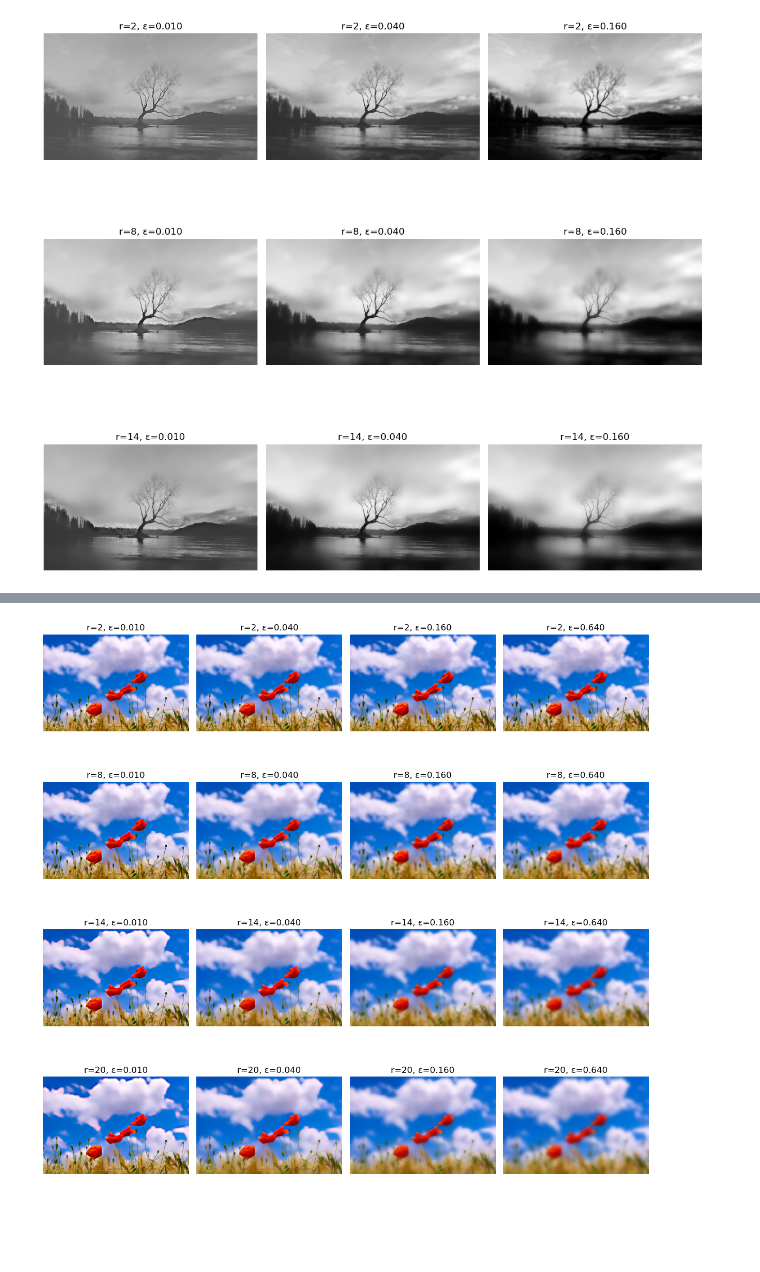
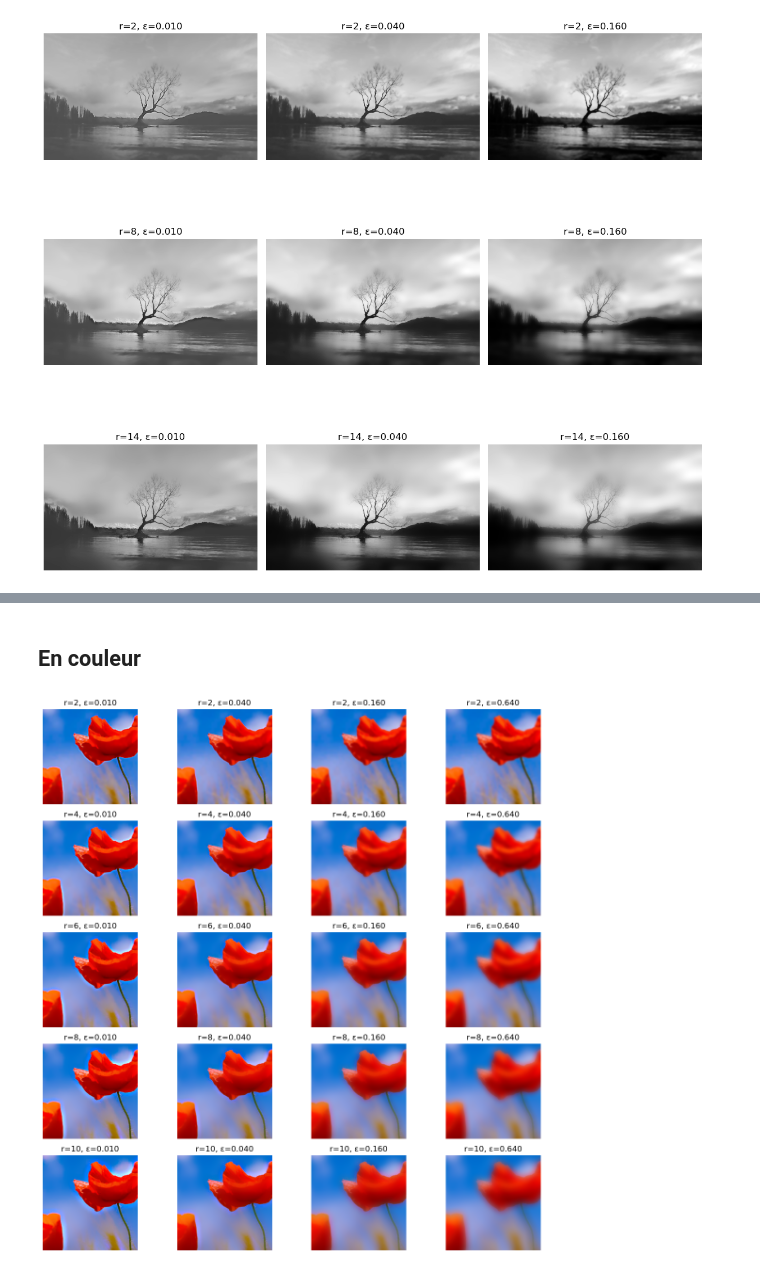
Before and after one commit to nizurc/2025-projet-S2-MMA-analyse-image, a Jupyter notebook: Guided Image Filtering.ipynb, the cells around one changed output, grey strips where cells are left out. Cells and saved outputs as stored; diff of their text form; code cells hidden in the pictures; blank space fills up the shorter version.

```diff
--- a/Guided Image Filtering.ipynb
+++ b/Guided Image Filtering.ipynb
@@ -156,12 +146,14 @@ plt.imshow(q)
+# %% [markdown]
+## En couleur
 # %%
 # -----------------------------------------------------------------------
 # IMAGE REELLE
 # Charger l'image
 p = plt.imread('fleur2.jpg')
 p = p/255
 
-ranger = np.array([2, 8, 14, 20])
+ranger = np.array([2, 4, 6, 8, 10])
 rangeeps = np.array([0.1, 0.2, 0.4, 0.8])
-f.compare_parameters_fg(p,ranger,rangeeps,0,0,0)
+f.compare_parameters_fg_zoom(p,ranger,rangeeps,550,800,550,800)
 # %% [output]
-[figure, old version]
+[figure, new version]
```
Also changed, not shown: parts of 14 cells of this notebook, 1 other file.
